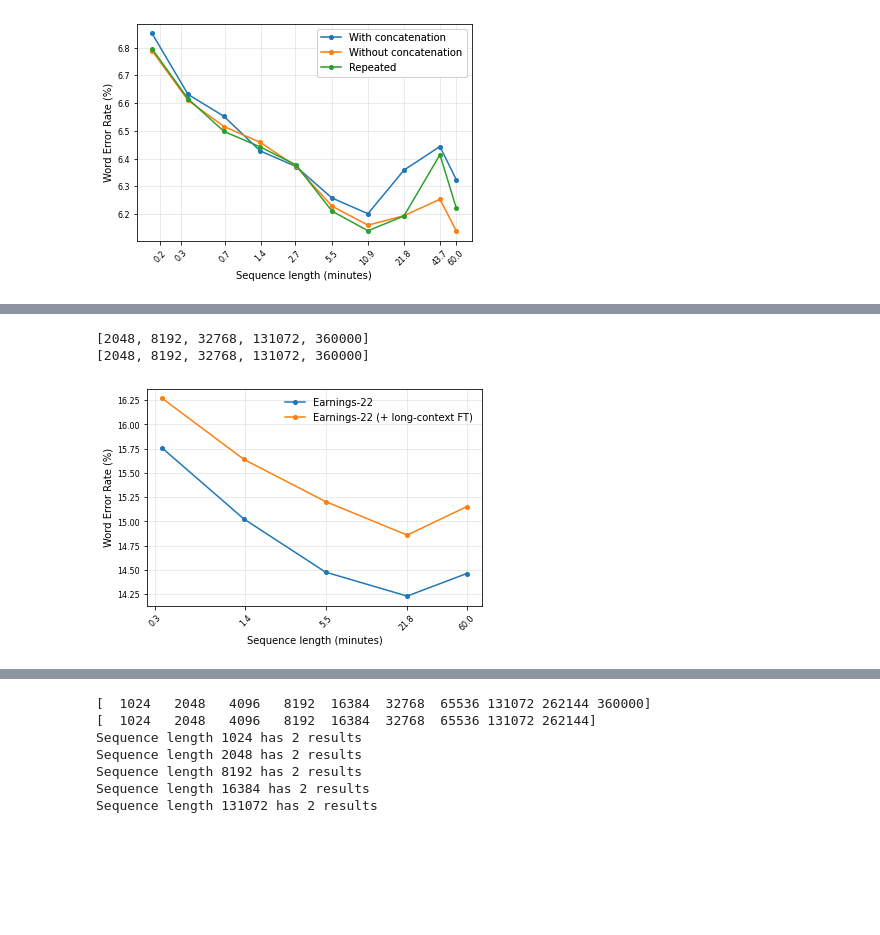
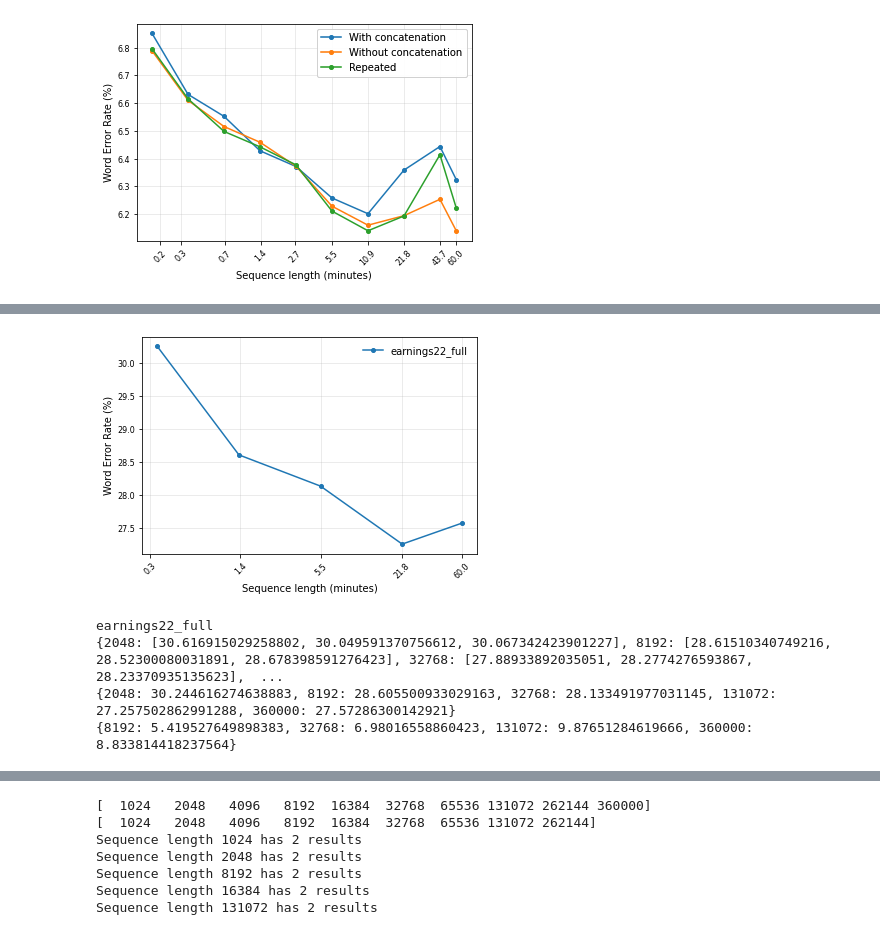
Before and after one commit to robflynnyh/long-context-asr, a Jupyter notebook: eval/results/eval.ipynb, the cells around one changed output, grey strips where cells are left out. Cells and saved outputs as stored; diff of their text form; code cells hidden in the pictures; blank space fills up the shorter version.

```diff
--- a/eval/results/eval.ipynb
+++ b/eval/results/eval.ipynb
@@ -295,58 +350,56 @@ earnings_decrease
 # %%
-def get_windowed_data(csv, dataset='earnings22_full', subsampling=8, average_duplicates=False, return_all=False):
+def get_windowed_data(csv, dataset='earnings22_full', split=None, subsampling=8):
+    data_dict = {}
     data = csv.loc[csv['dataset'] == dataset]
-    #select wer and checkpoint columns
-    if average_duplicates:
-        # find examples with the same checkpoint and average the wer field on them and remove duplicates
-        data = data.groupby('checkpoint').agg({'wer': 'mean'}).reset_index()
-    data = data[['checkpoint', 'wer']].copy()
-    data_dict = {}
+    if split is not None:
+        data = data.loc[data['split'] == split]
     for checkpoint in data['checkpoint']:
-        if 'f50' in checkpoint:
+        if 'f50_w' not in checkpoint:
+            id = 360000
+        elif 'wm1' in checkpoint:
+            continue
+        else:
             id = int(checkpoint.split('f50_w')[1].split('_')[0])*subsampling*2
-        else:
-            id = 360000
         wer_entry = data.loc[data['checkpoint'] == checkpoint].iloc[0]['wer']*100
 
         if id not in data_dict: data_dict[id] = [wer_entry]
         else: data_dict[id].append(wer_entry)
-    print(sorted(list(data_dict.keys())))
-    if 512 in data_dict: del data_dict[512]
-    if 5760000 in data_dict: del data_dict[5760000]
-    if 524288 in data_dict:
-        data_dict[360000] = data_dict[524288]
-        del data_dict[524288]
+
     return data_dict
 
-csv1 = pd.read_csv('./thesis/floras50_final.csv')
-csv2 = pd.read_csv('./thesis/floras50_final_lcontextFTcsv')
+csv1 = pd.read_csv('./thesis/spotify_matched_floras.csv')
+# csv2 = pd.read_csv('./thesis/floras50_final_lcontextFTcsv')
 
 
-d = 'this_american_life'
-earnings = get_windowed_data(csv1, dataset=d, subsampling=8, average_duplicates=True, return_all=False)
-earnings_nft = get_windowed_data(csv2, dataset=d, subsampling=8, average_duplicates=True, return_all=False)
+for d in ["earnings22_full", "tedlium", "this_american_life", "rev16"]:
+
+    earnings = get_windowed_data(csv1, dataset=d, subsampling=8, split='test' if d in ['tedlium', 'this_american_life'] else None)
+    # earnings_nft = get_windowed_data(csv2, dataset=d, subsampling=8, average_duplicates=True, return_all=False)
 
 
-plt.plot([el/100/60 for el in sorted(earnings.keys())], [np.mean(earnings[key]) for key in sorted(earnings.keys())], label='Earnings-22 ', marker='o', markersize=4)
-plt.plot([el/100/60 for el in sorted(earnings_nft.keys())], [np.mean(earnings_nft[key]) for key in sorted(earnings_nft.keys())], label='Earnings-22 (+ long-context FT)', marker='o', markersize=4)
-ax=plt.gca()
-ax.set_xscale('log', basex=2)
-ax.set_xticks([round(el/100/60, 1) for el in sorted(earnings.keys())])
-ax.get_xaxis().set_major_formatter(matplotlib.ticker.ScalarFormatter())
-plt.rc('xtick', labelsize=tw)
-plt.xticks(rotation=rot)
-plt.rc('ytick', labelsize=tw)
-plt.xlabel('Sequence length (minutes)')
-plt.ylabel('Word Error Rate (%)')
-ax.grid(True, axis='both', alpha=0.3)
-plt.legend(framealpha=0.0, loc='upper right')
-plt.show()
-print({k:sum(v)/len(v) for k,v in earnings.items()})
-print({k:np.array(v).std() for k,v in earnings.items()})
-print(get_percentage_decrease_json({k:{'wer':sum(v)/len(v)} for k,v in earnings.items()}, min_key=2048))
+    plt.plot([el/100/60 for el in sorted(earnings.keys())], [np.mean(earnings[key]) for key in sorted(earnings.keys())], label=d, marker='o', markersize=4)
+    # plt.plot([el/100/60 for el in sorted(earnings_nft.keys())], [np.mean(earnings_nft[key]) for key in sorted(earnings_nft.keys())], label='Earnings-22 (+ long-context FT)', marker='o', markersize=4)
+    ax=plt.gca()
+    ax.set_xscale('log', basex=2)
+    ax.set_xticks([round(el/100/60, 1) for el in sorted(earnings.keys())])
+    ax.get_xaxis().set_major_formatter(matplotlib.ticker.ScalarFormatter())
+    plt.rc('xtick', labelsize=tw)
+    plt.xticks(rotation=rot)
+    plt.rc('ytick', labelsize=tw)
+    plt.xlabel('Sequence length (minutes)')
+    plt.ylabel('Word Error Rate (%)')
+    ax.grid(True, axis='both', alpha=0.3)
+    plt.legend(framealpha=0.0, loc='upper right')
+    plt.show()
+    print(d)
+    print(earnings)
+    print({k:sum(v)/len(v) for k,v in earnings.items()})
+    print(get_percentage_decrease_json({k:{'wer':sum(v)/len(v)} for k,v in earnings.items()}, min_key=2048))
 
 # plt.show()
 # %% [output]
+[figure, new version]
-[2048, 8192, 32768, 131072, 360000]
-[2048, 8192, 32768, 131072, 360000]
+earnings22_full
+{2048: [30.616915029258802, 30.049591370756612, 30.067342423901227], 8192: [28.61510340749216, 28.52300080031891, 28.678398591276423], 32768: [27.88933892035051, 28.2774276593867, 28.23370935135623],  ...
+{2048: 30.244616274638883, 8192: 28.605500933029163, 32768: 28.133491977031145, 131072: 27.257502862991288, 360000: 27.57286300142921}
+{8192: 5.419527649898383, 32768: 6.98016558860423, 131072: 9.87651284619666, 360000: 8.833814418237564}
-[figure, old version]
```
Also changed, not shown: parts of 31 cells of this notebook, 33 other files.
